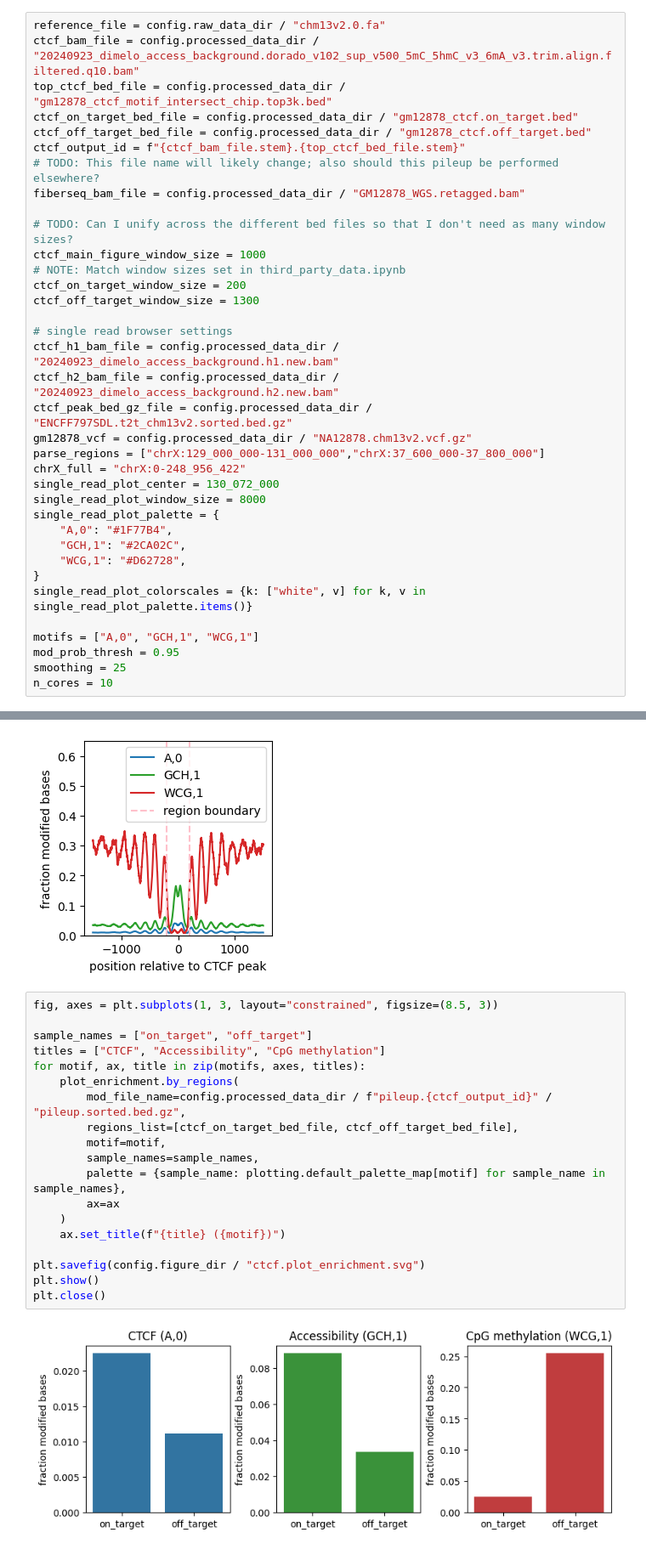
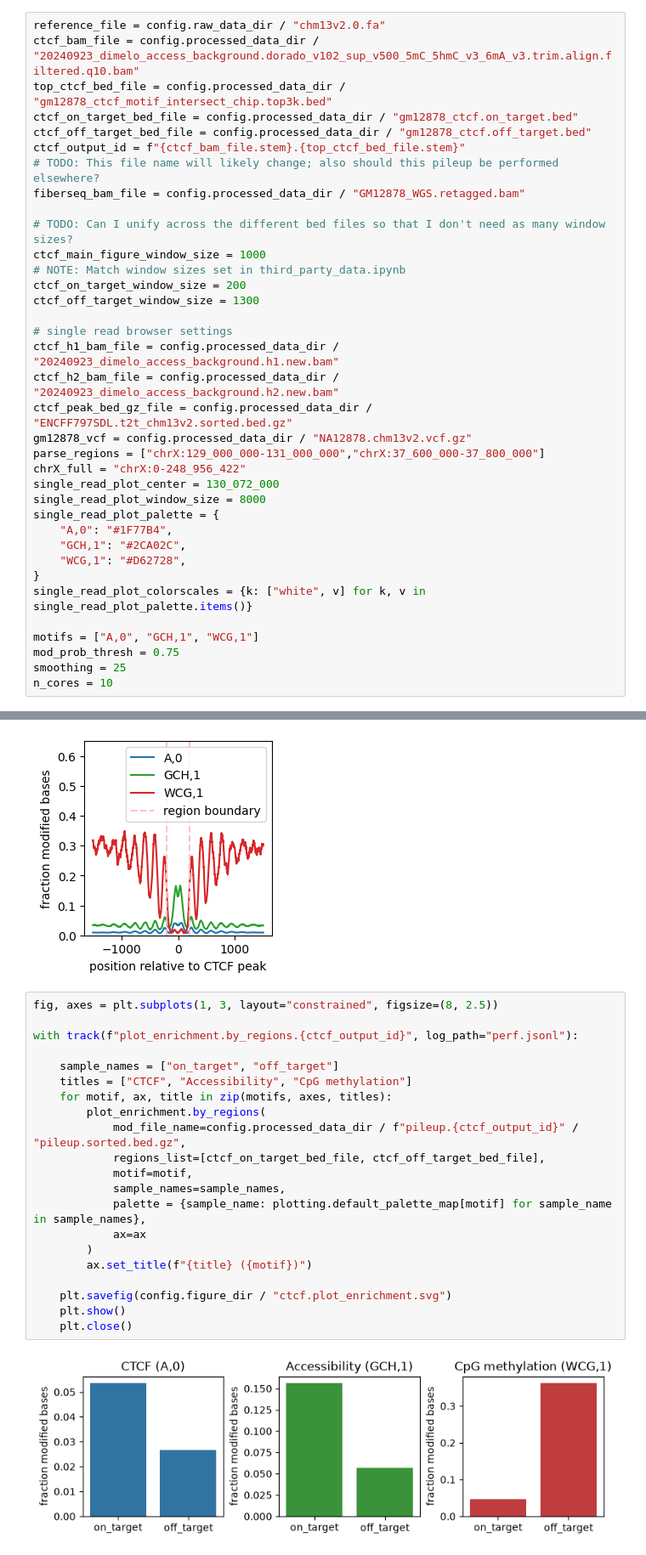
Before and after one commit to streetslab/multimodal-dimelo, a Jupyter notebook: CTCF_analysis.ipynb, the cells around one changed output, grey strips where cells are left out. Shown at 85% size. Drawn from its saved outputs; the diff is of its cells as text.

Commit message:
Figure adjustments for revisions submitted to GR, with a few changes pending

```diff
--- a/CTCF_analysis.ipynb
+++ b/CTCF_analysis.ipynb
@@ -40,7 +43,7 @@ single_read_plot_palette = {
 single_read_plot_colorscales = {k: ["white", v] for k, v in single_read_plot_palette.items()}
 
 motifs = ["A,0", "GCH,1", "WCG,1"]
-mod_prob_thresh = 0.95
+mod_prob_thresh = 0.75
 smoothing = 25
 n_cores = 10
 # %% [markdown]
@@ -509,23 +553,25 @@ plt.close()
 # %% [output]
 [figure]
 # %%
-fig, axes = plt.subplots(1, 3, layout="constrained", figsize=(8.5, 3))
+fig, axes = plt.subplots(1, 3, layout="constrained", figsize=(8, 2.5))
 
-sample_names = ["on_target", "off_target"]
-titles = ["CTCF", "Accessibility", "CpG methylation"]
-for motif, ax, title in zip(motifs, axes, titles):
-    plot_enrichment.by_regions(
-        mod_file_name=config.processed_data_dir / f"pileup.{ctcf_output_id}" / "pileup.sorted.bed.gz",
-        regions_list=[ctcf_on_target_bed_file, ctcf_off_target_bed_file],
-        motif=motif,
-        sample_names=sample_names,
-        palette = {sample_name: plotting.default_palette_map[motif] for sample_name in sample_names},
-        ax=ax
-    )
-    ax.set_title(f"{title} ({motif})")
+with track(f"plot_enrichment.by_regions.{ctcf_output_id}", log_path="perf.jsonl"):
 
-plt.savefig(config.figure_dir / "ctcf.plot_enrichment.svg")
-plt.show()
-plt.close()
+    sample_names = ["on_target", "off_target"]
+    titles = ["CTCF", "Accessibility", "CpG methylation"]
+    for motif, ax, title in zip(motifs, axes, titles):
+        plot_enrichment.by_regions(
+            mod_file_name=config.processed_data_dir / f"pileup.{ctcf_output_id}" / "pileup.sorted.bed.gz",
+            regions_list=[ctcf_on_target_bed_file, ctcf_off_target_bed_file],
+            motif=motif,
+            sample_names=sample_names,
+            palette = {sample_name: plotting.default_palette_map[motif] for sample_name in sample_names},
+            ax=ax
+        )
+        ax.set_title(f"{title} ({motif})")
+
+    plt.savefig(config.figure_dir / "ctcf.plot_enrichment.svg")
+    plt.show()
+    plt.close()
 # %% [output]
-[figure, old version]
+[figure, new version]
```
Also changed, not shown: parts of 15 cells of this notebook, 8 other files.
